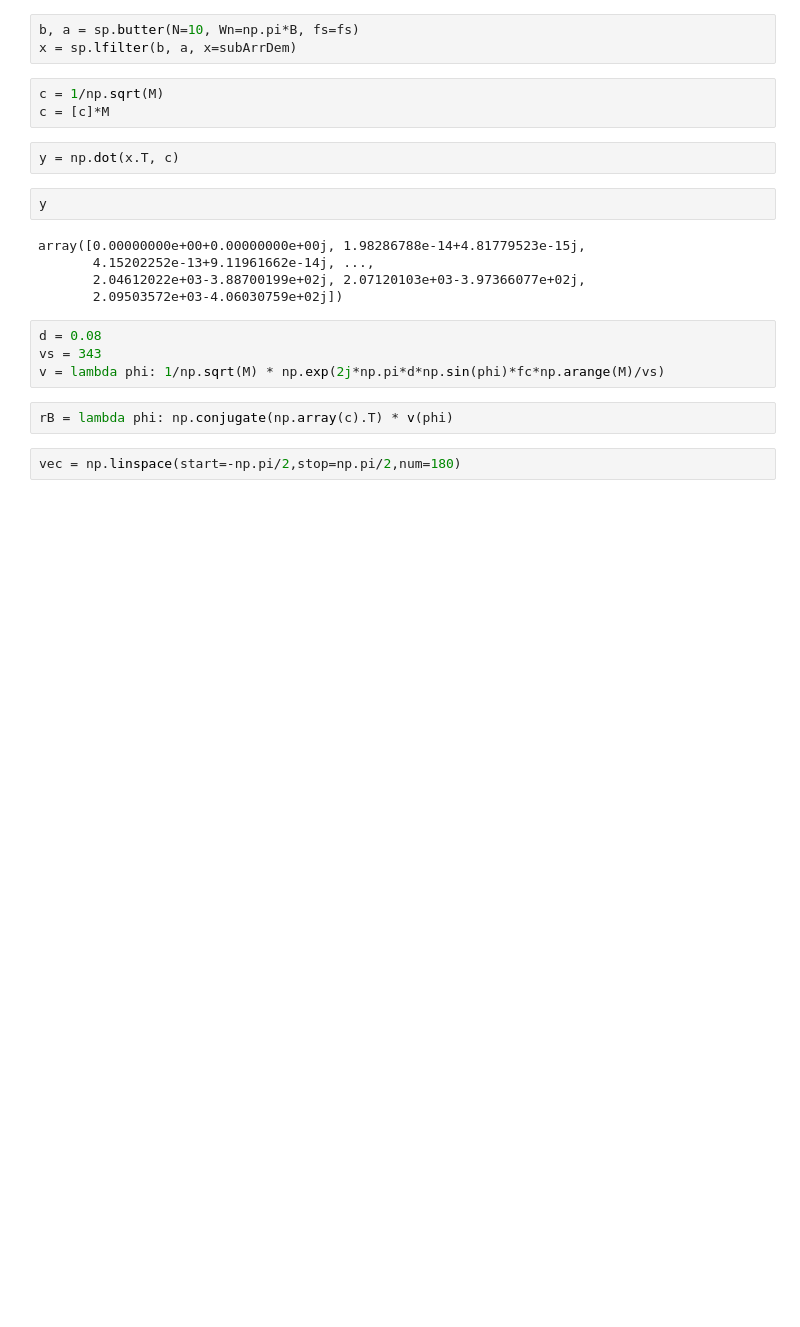
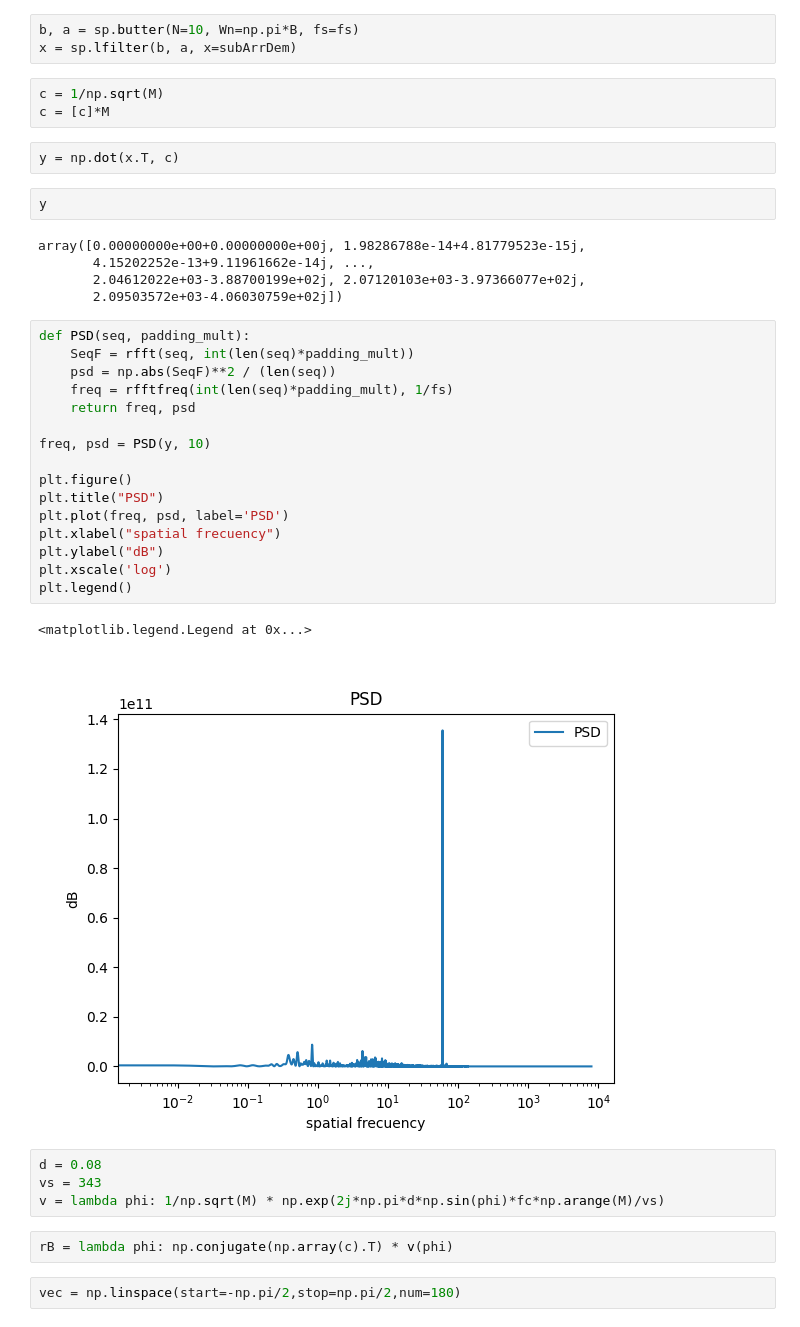
Before and after one commit to GonzaLinares/PASA_TP4, a Jupyter notebook: main.ipynb, the cells around one changed output. Saved outputs shown, nothing was run; the diff lists cells and outputs as text; blank space fills up the shorter version.

```diff
--- a/main.ipynb
+++ b/main.ipynb
@@ -66,6 +68,25 @@ array([0.00000000e+00+0.00000000e+00j, 1.98286788e-14+4.81779523e-15j,
        4.15202252e-13+9.11961662e-14j, ...,
        2.04612022e+03-3.88700199e+02j, 2.07120103e+03-3.97366077e+02j,
        2.09503572e+03-4.06030759e+02j])
+# %%
+def PSD(seq, padding_mult):
+    SeqF = rfft(seq, int(len(seq)*padding_mult))
+    psd = np.abs(SeqF)**2 / (len(seq))
+    freq = rfftfreq(int(len(seq)*padding_mult), 1/fs)
+    return freq, psd
+
+freq, psd = PSD(y, 10)
+
+plt.figure()
+plt.title("PSD")
+plt.plot(freq, psd, label='PSD')
+plt.xlabel("spatial frecuency")
+plt.ylabel("dB")
+plt.xscale('log')
+plt.legend()
+# %% [output]
+<matplotlib.legend.Legend at 0x...>
+[figure, added]
 # %%
 d = 0.08
 vs = 343
```
Also changed, not shown: parts of 9 cells of this notebook.
